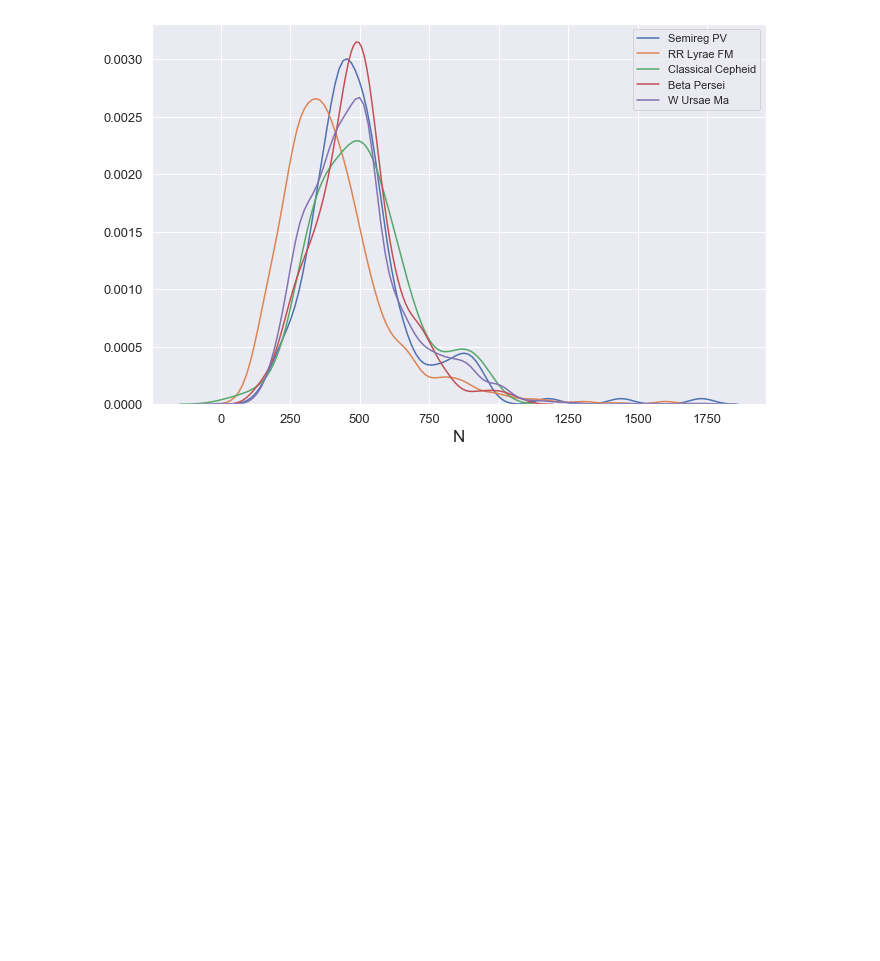
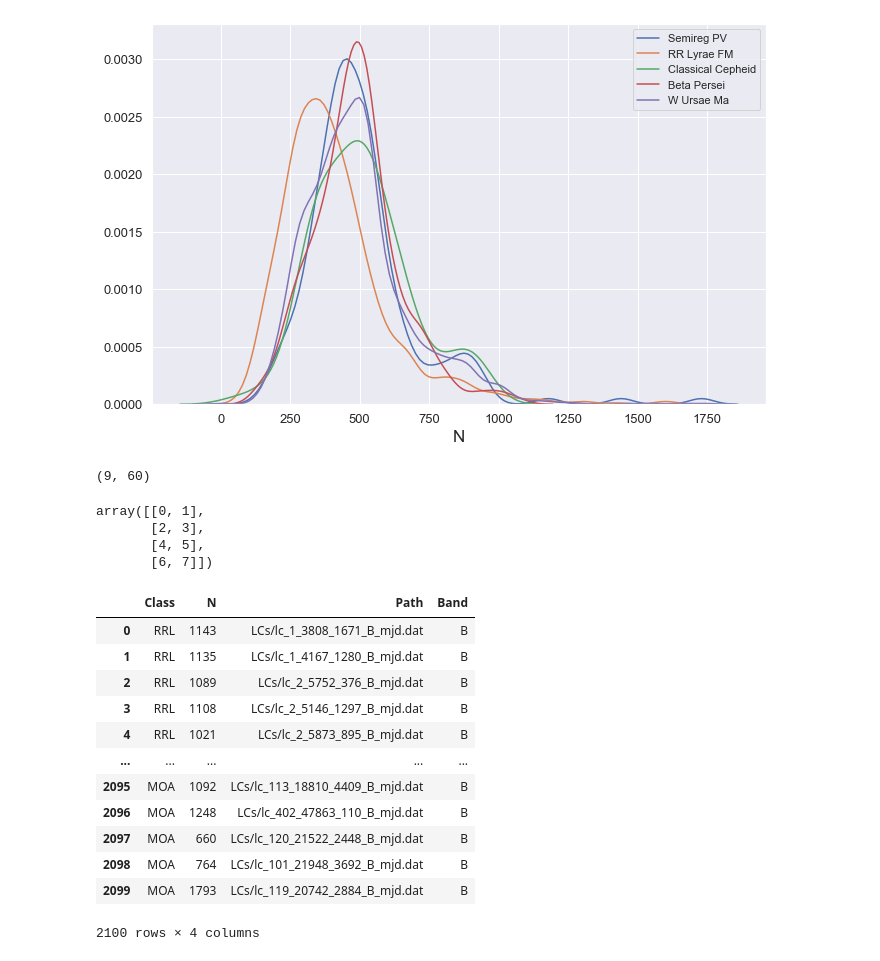
Before and after one commit to JerryLiuMY/transformer_astro, a Jupyter notebook: data.ipynb, the cells around one changed output. Saved outputs shown, nothing was run; the diff lists cells and outputs as text; code cells hidden in the pictures; blank space fills up the shorter version.

```diff
--- a/data.ipynb
+++ b/data.ipynb
@@ -54,0 +65,5 @@ periodic = {'RRL': 'RR Lyreas',
+# %%
+import numpy as np
+print(np.shape(dtdm_bin))
+# %% [output]
+(9, 60)
@@ -54,0 +74,25 @@ periodic = {'RRL': 'RR Lyreas',
+# %%
+np.vstack([a, b])
+# %% [output]
+array([[0, 1],
+       [2, 3],
+       [4, 5],
+       [6, 7]])
+# %%
+import pandas as pd
+catalog = pd.read_csv('/Users/mingyu/Desktop/lightcurve_data/MACHO/catalog.csv', index_col=0)
+catalog
+# %% [output]
+|  | Class | N | Path | Band |
+| 0 | RRL | 1143 | LCs/lc_1_3808_1671_B_mjd.dat | B |
+| 1 | RRL | 1135 | LCs/lc_1_4167_1280_B_mjd.dat | B |
+| 2 | RRL | 1089 | LCs/lc_2_5752_376_B_mjd.dat | B |
+| 3 | RRL | 1108 | LCs/lc_2_5146_1297_B_mjd.dat | B |
+| 4 | RRL | 1021 | LCs/lc_2_5873_895_B_mjd.dat | B |
+| ... | ... | ... | ... | ... |
+| 2095 | MOA | 1092 | LCs/lc_113_18810_4409_B_mjd.dat | B |
+| 2096 | MOA | 1248 | LCs/lc_402_47863_110_B_mjd.dat | B |
+| 2097 | MOA | 660 | LCs/lc_120_21522_2448_B_mjd.dat | B |
+| 2098 | MOA | 764 | LCs/lc_101_21948_3692_B_mjd.dat | B |
+| 2099 | MOA | 1793 | LCs/lc_119_20742_2884_B_mjd.dat | B |
+2100 rows × 4 columns
```
Also changed, not shown: parts of 12 cells of this notebook, 5 other files.
